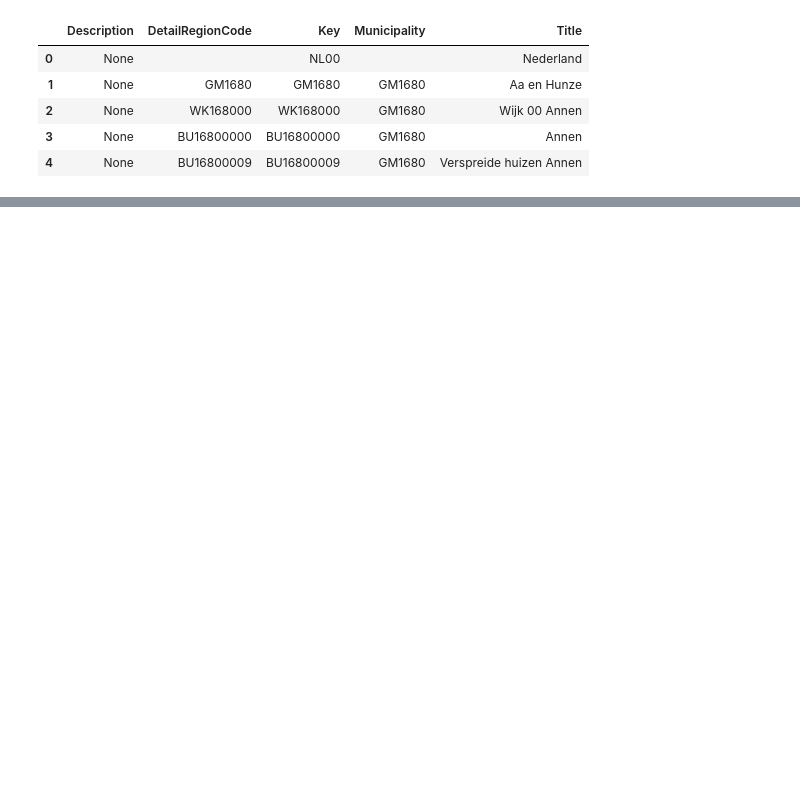
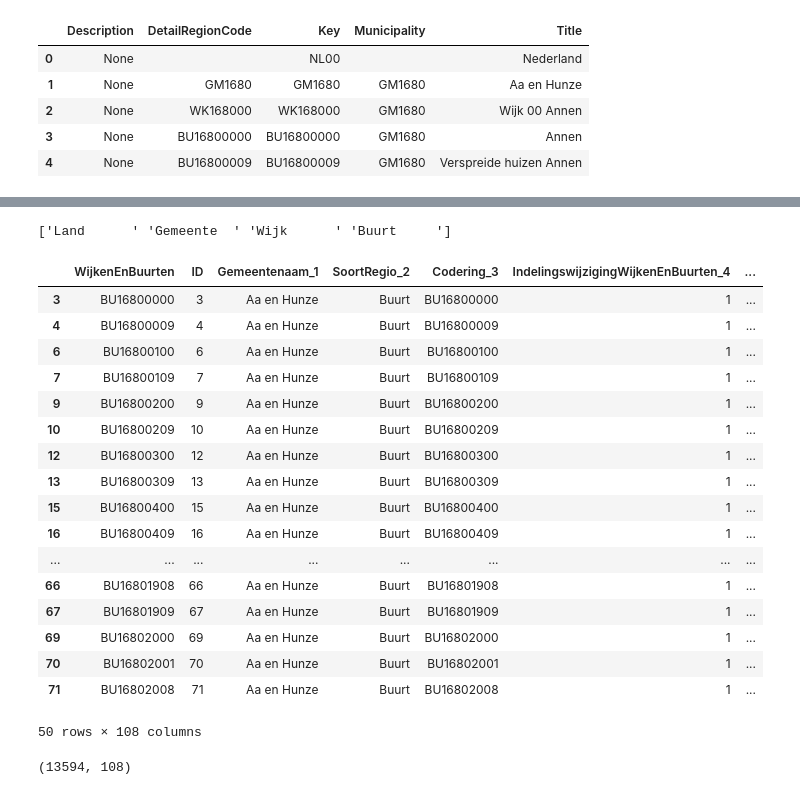
Before and after one commit to DanAugustus/KiesKaart, a Jupyter notebook: CBSparserOData3.ipynb, the cells around one changed output, grey strips where cells are left out. Saved outputs shown, nothing was run; the diff lists cells and outputs as text; code cells hidden in the pictures; blank space fills up the shorter version.

```diff
--- a/CBSparserOData3.ipynb
+++ b/CBSparserOData3.ipynb
@@ -205,0 +361,30 @@ https://opendata.cbs.nl/oDataAPI/OData/84583NED/TypedDataSet?$top=9999 &amp;$fil
+# %%
+# Veel lege ruimte in sommige tekstkolommen, waaronder kolom 2.
+print(test['SoortRegio_2'].unique())
+regios = test['SoortRegio_2'].unique()
+bestand = test[test['SoortRegio_2'] == regios[3]]
+bestand.head(50)
+# %% [output]
+['Land      ' 'Gemeente  ' 'Wijk      ' 'Buurt     ']
+|  | WijkenEnBuurten | ID | Gemeentenaam_1 | SoortRegio_2 | Codering_3 | IndelingswijzigingWijkenEnBuurten_4 | ... |
+| 3 | BU16800000 | 3 | Aa en Hunze | Buurt | BU16800000 | 1 | ... |
+| 4 | BU16800009 | 4 | Aa en Hunze | Buurt | BU16800009 | 1 | ... |
+| 6 | BU16800100 | 6 | Aa en Hunze | Buurt | BU16800100 | 1 | ... |
+| 7 | BU16800109 | 7 | Aa en Hunze | Buurt | BU16800109 | 1 | ... |
+| 9 | BU16800200 | 9 | Aa en Hunze | Buurt | BU16800200 | 1 | ... |
+| 10 | BU16800209 | 10 | Aa en Hunze | Buurt | BU16800209 | 1 | ... |
+| 12 | BU16800300 | 12 | Aa en Hunze | Buurt | BU16800300 | 1 | ... |
+| 13 | BU16800309 | 13 | Aa en Hunze | Buurt | BU16800309 | 1 | ... |
+| 15 | BU16800400 | 15 | Aa en Hunze | Buurt | BU16800400 | 1 | ... |
+| 16 | BU16800409 | 16 | Aa en Hunze | Buurt | BU16800409 | 1 | ... |
+| ... | ... | ... | ... | ... | ... | ... | ... |
+| 66 | BU16801908 | 66 | Aa en Hunze | Buurt | BU16801908 | 1 | ... |
+| 67 | BU16801909 | 67 | Aa en Hunze | Buurt | BU16801909 | 1 | ... |
+| 69 | BU16802000 | 69 | Aa en Hunze | Buurt | BU16802000 | 1 | ... |
+| 70 | BU16802001 | 70 | Aa en Hunze | Buurt | BU16802001 | 1 | ... |
+| 71 | BU16802008 | 71 | Aa en Hunze | Buurt | BU16802008 | 1 | ... |
+50 rows × 108 columns
+# %%
+bestand.shape
+# %% [output]
+(13594, 108)
```
Also changed, not shown: parts of 23 cells of this notebook, 1 other file.
